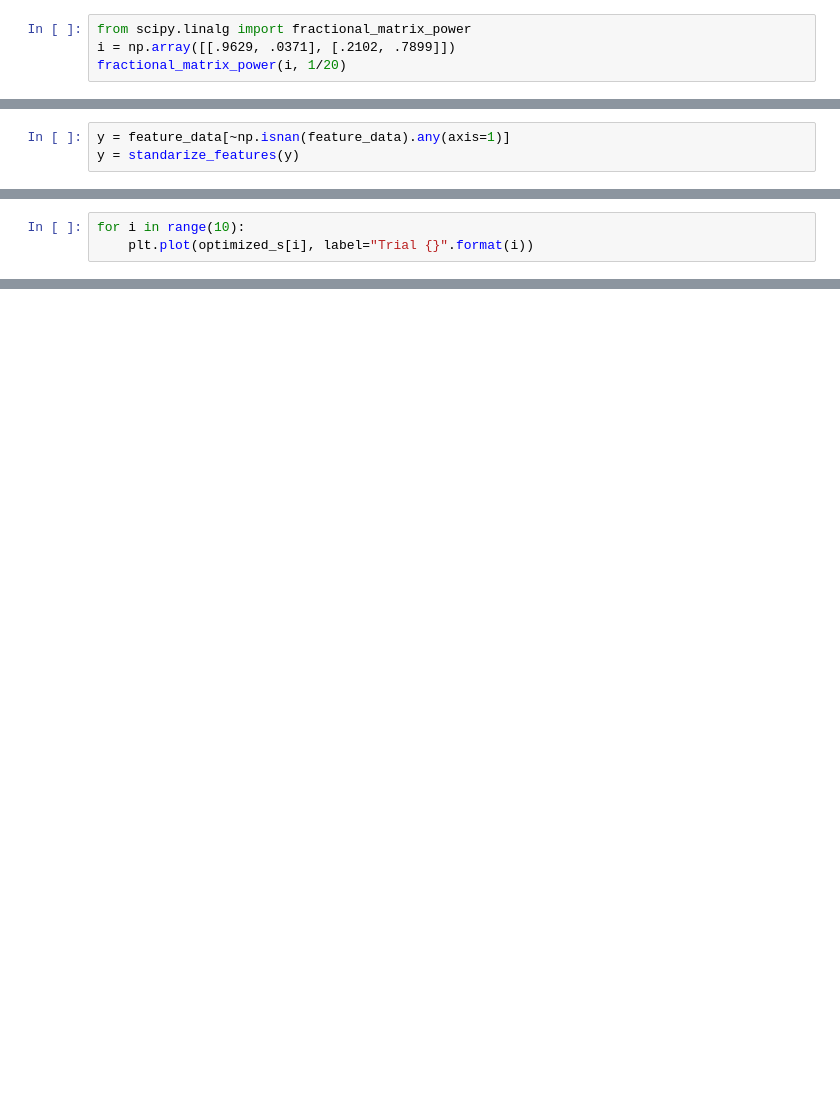
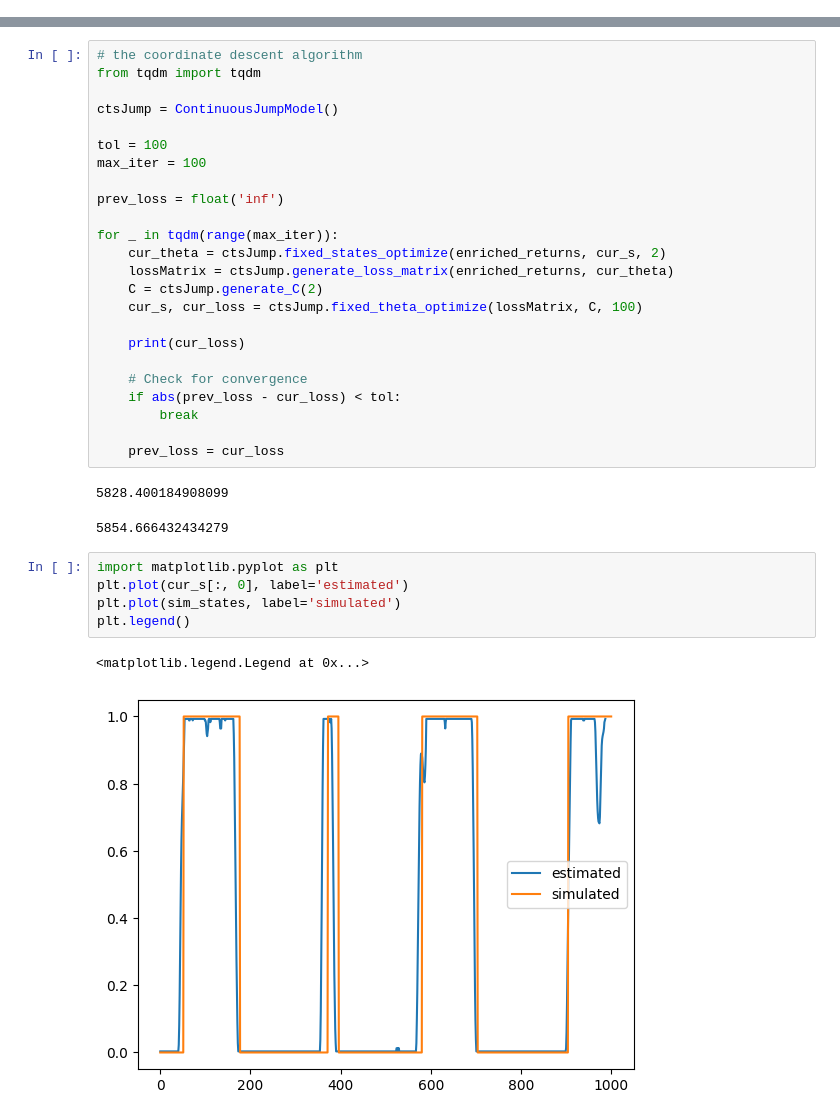
Before and after one commit to YimingZhang07/quantbullet, a Jupyter notebook: docs/research/jump_model_dev.ipynb, the cells around one changed output, grey strips where cells are left out. Cells and saved outputs as stored; diff of their text form; blank space fills up the shorter version.

Commit message:
dev for continuous jump model

```diff
--- a/docs/research/jump_model_dev.ipynb
+++ b/docs/research/jump_model_dev.ipynb
@@ -241,4 +0,0 @@ def standarize_features(X):
-# %%
-from scipy.linalg import fractional_matrix_power
-i = np.array([[.9629, .0371], [.2102, .7899]])
-fractional_matrix_power(i, 1/20)
@@ -337,3 +0,0 @@ feature_data = compute_features(simulated_data)
-# %%
-y = feature_data[~np.isnan(feature_data).any(axis=1)]
-y = standarize_features(y)
@@ -529,3 +0,0 @@ best_loss = np.array(optimized_loss).min()
-# %%
-for i in range(10):
-    plt.plot(optimized_s[i], label="Trial {}".format(i))
@@ -565,0 +77,35 @@ model = DiscreteJumpModel()
+# %%
+# the coordinate descent algorithm
+from tqdm import tqdm
+
+ctsJump = ContinuousJumpModel()
+
+tol = 100
+max_iter = 100
+
+prev_loss = float('inf')
+
+for _ in tqdm(range(max_iter)):
+    cur_theta = ctsJump.fixed_states_optimize(enriched_returns, cur_s, 2)
+    lossMatrix = ctsJump.generate_loss_matrix(enriched_returns, cur_theta)
+    C = ctsJump.generate_C(2)
+    cur_s, cur_loss = ctsJump.fixed_theta_optimize(lossMatrix, C, 100)
+
+    print(cur_loss)
+
+    # Check for convergence
+    if abs(prev_loss - cur_loss) < tol:
+        break
+
+    prev_loss = cur_loss
+# %% [output]
+5828.400184908099
+5854.666432434279
+# %%
+import matplotlib.pyplot as plt
+plt.plot(cur_s[:, 0], label='estimated')
+plt.plot(sim_states, label='simulated')
+plt.legend()
+# %% [output]
+<matplotlib.legend.Legend at 0x...>
+[figure, added]
```
Also changed, not shown: parts of 57 cells of this notebook, 6 other files.
